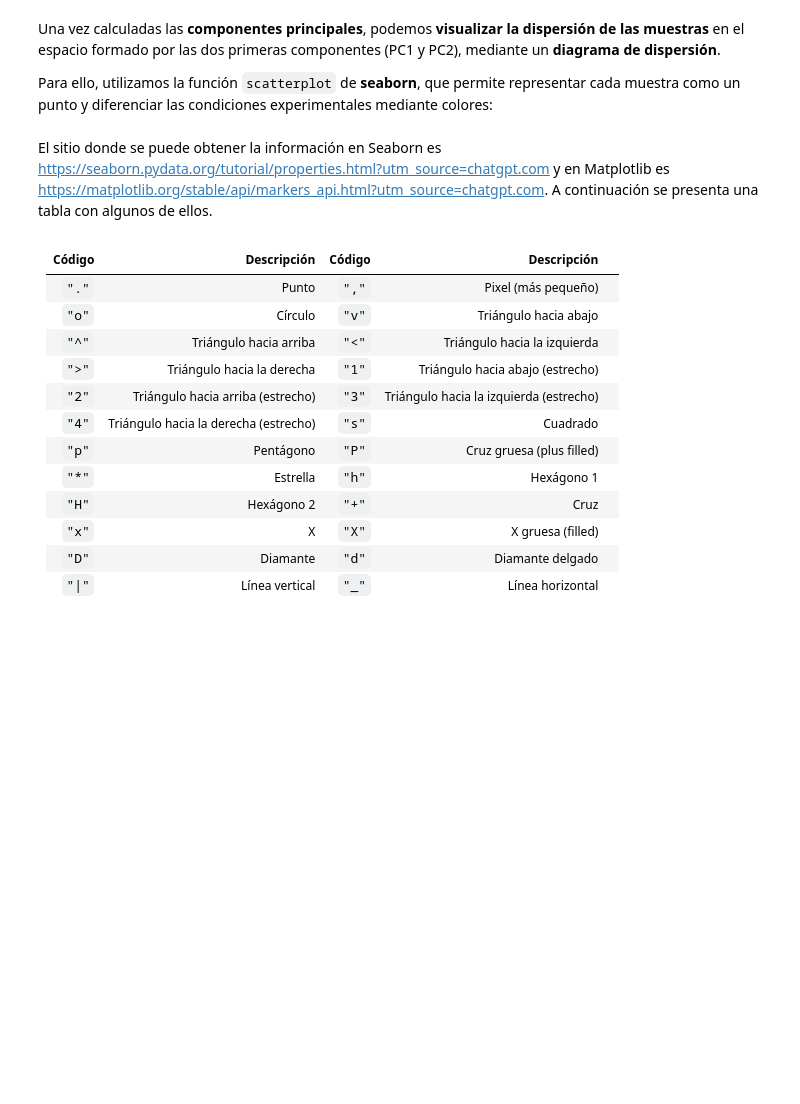
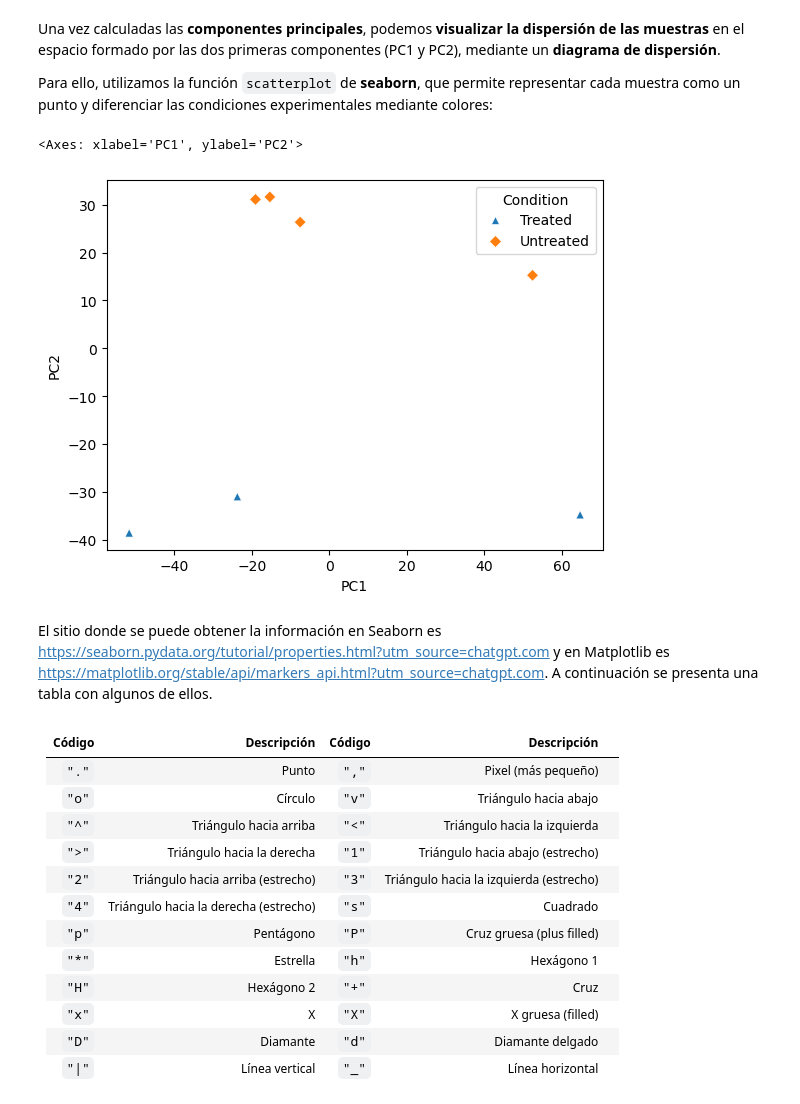
Before and after one commit to Hectorjlo/BioPython, a Jupyter notebook: src/AnalisisExpDif_vacio.ipynb, the cells around one changed output. Drawn from its saved outputs; the diff is of its cells as text; code cells hidden in the pictures; blank space fills up the shorter version.

```diff
--- a/src/AnalisisExpDif_vacio.ipynb
+++ b/src/AnalisisExpDif_vacio.ipynb
@@ -151,16 +245,17 @@ En Python, el cálculo de las **componentes principales** se puede realizar util
 from sklearn.decomposition import PCA
 
 # Transponer para que los genes queden en columnas
-
+expresion_df = df_log.T # Para transponer
 
 # Inicia el modelo de Análisis de Componentes Principales, para evaluar 2 componentes
-
-
-
+pca = PCA(n_components=2) # Creación de objeto PCA
 
 # Calculando las componentes principales
-
-
-
+pcs = pca.fit_transform(expresion_df) # Para escalar los datos
+print(pcs)
 
 # Creando un dataframe con las componentes, para su posterior graficación
+pca_df = pd.DataFrame(data=pcs, columns=['PC1', 'PC2'], index=expresion_df.index)
+pca_df['Condition'] = pca_df.index.str.replace('_.$', '', regex=True)
+
+display(pca_df)
@@ -170,18 +281,21 @@ Una vez calculadas las **componentes principales**, podemos **visualizar la disp
 Para ello, utilizamos la función `scatterplot` de **seaborn**, que permite representar cada muestra como un punto y diferenciar las condiciones experimentales mediante colores:
 # %%
 # Graficando la pca con un scatterplot
-formas=["^","D"]
-
+#formas=["^","D"]
+sns.scatterplot(data=pca_df, x='PC1', y='PC2', hue='Condition', style='Condition', markers={'Treated': '^', 'Untreated': 'D'})
 
 
 
 # Ajustar su posición de la leyenda y cambiar tamaño de letra
 
 
 
 
 
 # Examinando las variables que tiene la variación
+# %% [output]
+<Axes: xlabel='PC1', ylabel='PC2'>
+[figure, added]
 # %% [markdown]
 El sitio donde se puede obtener la información en Seaborn es https://seaborn.pydata.org/tutorial/properties.html?utm_source=chatgpt.com y en Matplotlib es https://matplotlib.org/stable/api/markers_api.html?utm_source=chatgpt.com. A continuación se presenta una tabla con algunos de ellos.
 # %% [markdown]
```
Also changed, not shown: parts of 16 cells of this notebook, 1 other file.
